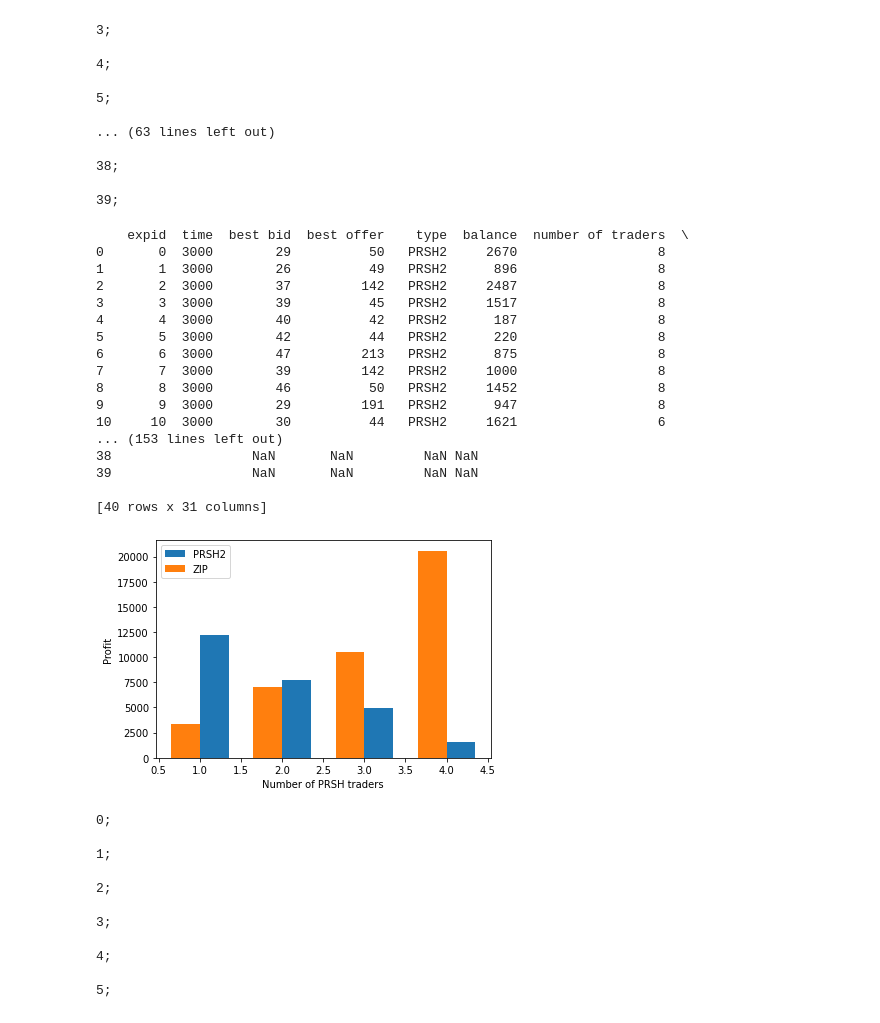
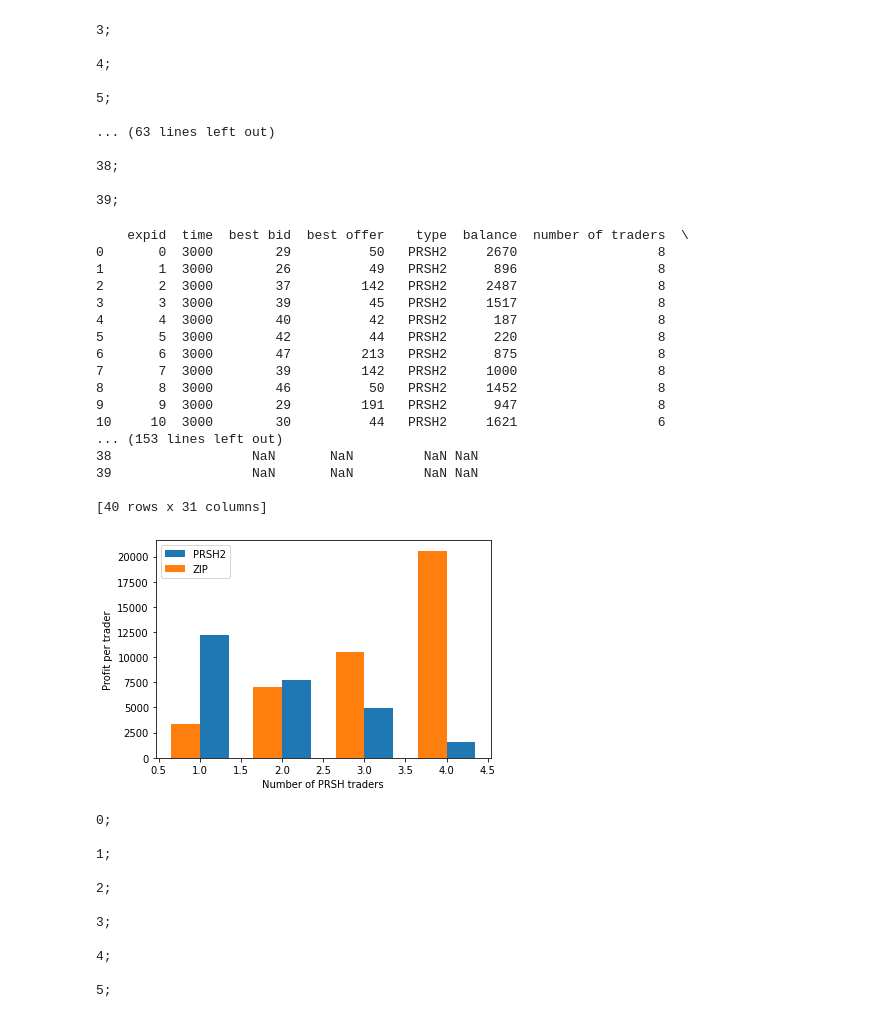
Before and after one commit to janderson3435/ITFT-Coursework-Assessment, a Jupyter notebook: PRSH2_experiments.ipynb, the cells around one changed output. Drawn from its saved outputs; the diff is of its cells as text; code cells hidden in the pictures.

```diff
--- a/PRSH2_experiments.ipynb
+++ b/PRSH2_experiments.ipynb
@@ -328,7 +328,7 @@ for key in groups:
 
     plt.bar(groups.get(key).index.to_numpy()/2 + width/2, groups.get(key).values, np.abs(width), label = label1)
     plt.xlabel("Number of PRSH traders")
-    plt.ylabel("Profit")
+    plt.ylabel("Profit per trader")
     width = -width
     label1 = "PRSH2"
     plt.legend()
@@ -479,35 +479,36 @@ groups = trades_df.groupby(pd.Grouper(key='number of traders')).sum()
 label1 = "PRSH2"
 width = 0.35
 
 for key in groups:
 
     plt.bar(groups.get(key).index.to_numpy()/2 + width/2, groups.get(key).values, np.abs(width), label = label1)
     plt.xlabel("Number of PRSH traders")
-    plt.ylabel("Profit")
+    plt.ylabel("Profit per trader")
     width = -width
     label1 = "ZIP"
     plt.legend()
 
+
 plt.show()
 # %% [output]
     expid  time  best bid  best offer    type  balance  number of traders  \
 0       0  3000        29          50   PRSH2     2670                  8
 1       1  3000        26          49   PRSH2      896                  8
 2       2  3000        37         142   PRSH2     2487                  8
 3       3  3000        39          45   PRSH2     1517                  8
 4       4  3000        40          42   PRSH2      187                  8
 5       5  3000        42          44   PRSH2      220                  8
 6       6  3000        47         213   PRSH2      875                  8
 7       7  3000        39         142   PRSH2     1000                  8
 8       8  3000        46          50   PRSH2     1452                  8
 9       9  3000        29         191   PRSH2      947                  8
 10     10  3000        30          44   PRSH2     1621                  6
 ... (153 lines left out)
 38                  NaN       NaN         NaN NaN
 39                  NaN       NaN         NaN NaN
 
 [40 rows x 31 columns]
-[figure, old version]
+[figure, new version]
 # %%
 ## M1 experiment - symmetric supply/demand, range (10, 50), fixed stepmode, drip jitter order interval
 ## against ZIP, change to sigmoid
```
Also changed, not shown: parts of 4 cells of this notebook, 11 other files.
